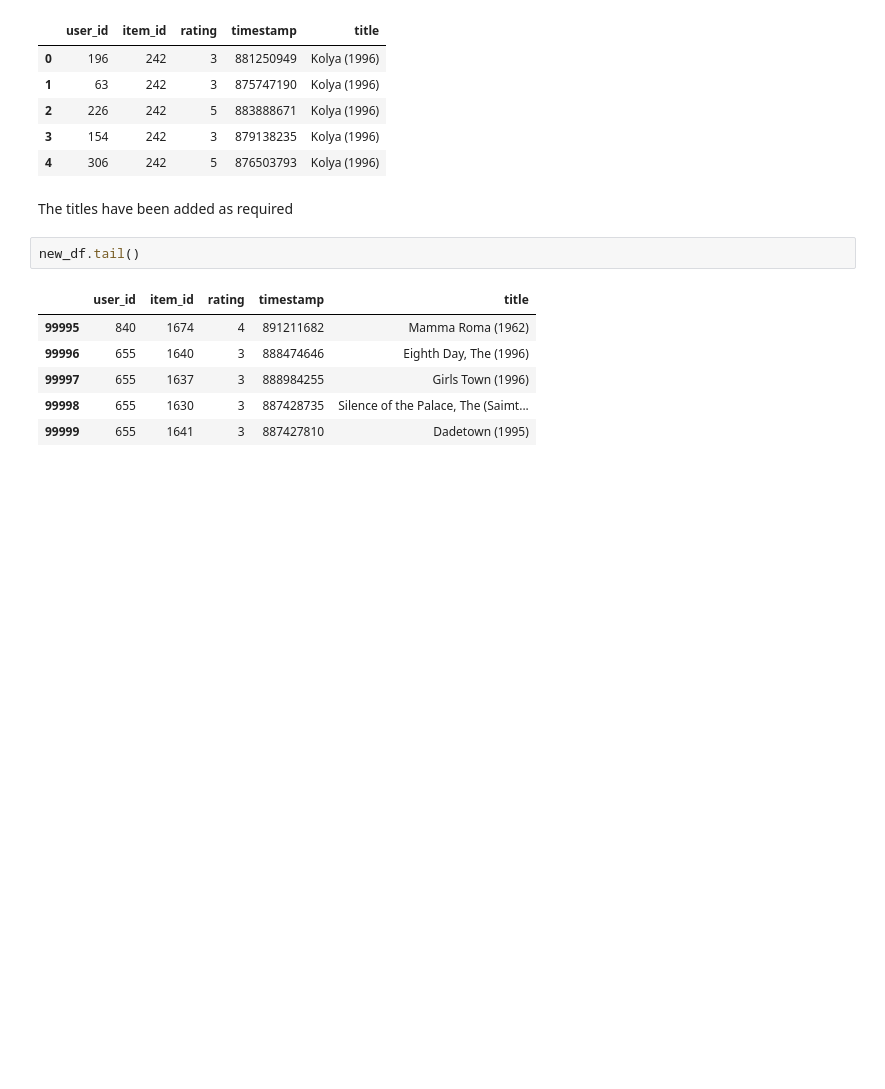
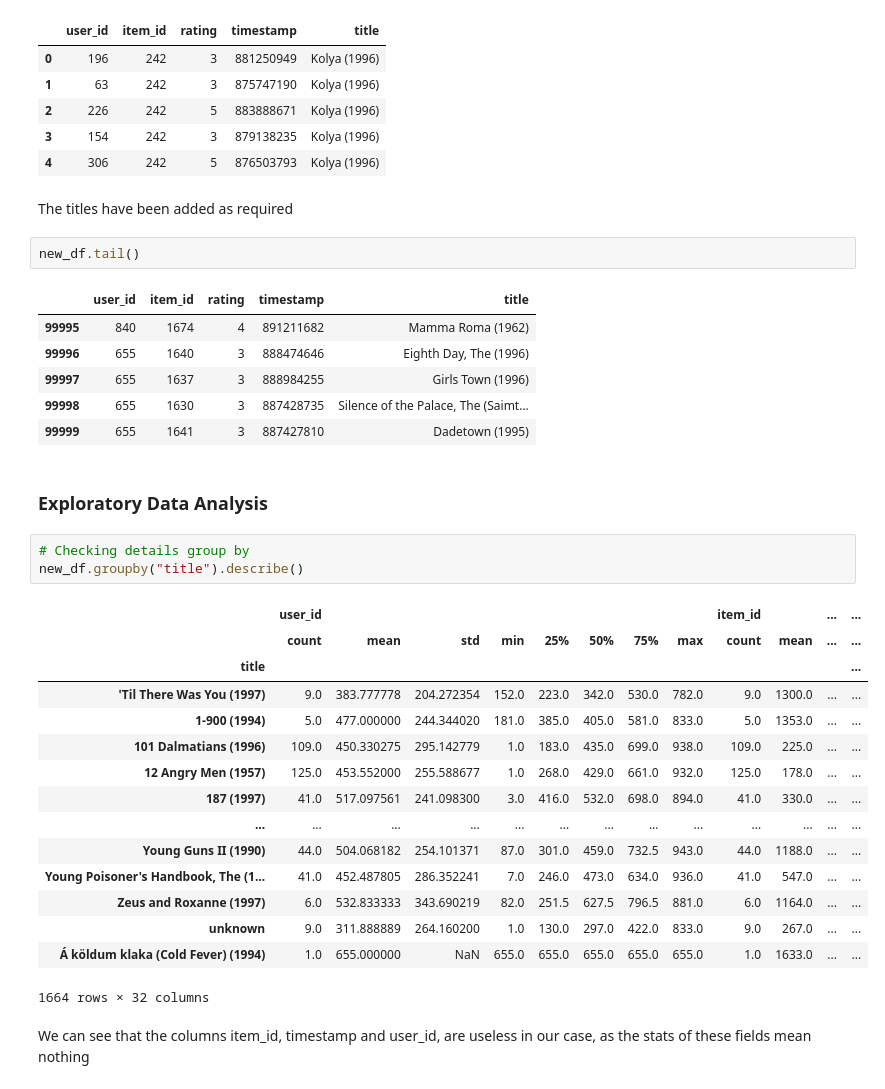
Before and after one commit to utkarshgupta2504/Data-Science, a Jupyter notebook: Movie Recommendation System/movieRecommendation.ipynb, the cells around one changed output. Drawn from its saved outputs; the diff is of its cells as text; blank space fills up the shorter version.

```diff
--- a/Movie Recommendation System/movieRecommendation.ipynb
+++ b/Movie Recommendation System/movieRecommendation.ipynb
@@ -123,3 +127,26 @@ new_df.tail()
 | 99997 | 655 | 1637 | 3 | 888984255 | Girls Town (1996) |
 | 99998 | 655 | 1630 | 3 | 887428735 | Silence of the Palace, The (Saimt... |
 | 99999 | 655 | 1641 | 3 | 887427810 | Dadetown (1995) |
+# %% [markdown]
+### Exploratory Data Analysis
+# %%
+# Checking details group by
+new_df.groupby("title").describe()
+# %% [output]
+|  | user_id |  |  |  |  |  |  |  | item_id |  | ... | ... |
+|  | count | mean | std | min | 25% | 50% | 75% | max | count | mean | ... | ... |
+| title |  |  |  |  |  |  |  |  |  |  |  | ... |
+| 'Til There Was You (1997) | 9.0 | 383.777778 | 204.272354 | 152.0 | 223.0 | 342.0 | 530.0 | 782.0 | 9.0 | 1300.0 | ... | ... |
+| 1-900 (1994) | 5.0 | 477.000000 | 244.344020 | 181.0 | 385.0 | 405.0 | 581.0 | 833.0 | 5.0 | 1353.0 | ... | ... |
+| 101 Dalmatians (1996) | 109.0 | 450.330275 | 295.142779 | 1.0 | 183.0 | 435.0 | 699.0 | 938.0 | 109.0 | 225.0 | ... | ... |
+| 12 Angry Men (1957) | 125.0 | 453.552000 | 255.588677 | 1.0 | 268.0 | 429.0 | 661.0 | 932.0 | 125.0 | 178.0 | ... | ... |
+| 187 (1997) | 41.0 | 517.097561 | 241.098300 | 3.0 | 416.0 | 532.0 | 698.0 | 894.0 | 41.0 | 330.0 | ... | ... |
+| ... | ... | ... | ... | ... | ... | ... | ... | ... | ... | ... | ... | ... |
+| Young Guns II (1990) | 44.0 | 504.068182 | 254.101371 | 87.0 | 301.0 | 459.0 | 732.5 | 943.0 | 44.0 | 1188.0 | ... | ... |
+| Young Poisoner's Handbook, The (1... | 41.0 | 452.487805 | 286.352241 | 7.0 | 246.0 | 473.0 | 634.0 | 936.0 | 41.0 | 547.0 | ... | ... |
+| Zeus and Roxanne (1997) | 6.0 | 532.833333 | 343.690219 | 82.0 | 251.5 | 627.5 | 796.5 | 881.0 | 6.0 | 1164.0 | ... | ... |
+| unknown | 9.0 | 311.888889 | 264.160200 | 1.0 | 130.0 | 297.0 | 422.0 | 833.0 | 9.0 | 267.0 | ... | ... |
+| Á köldum klaka (Cold Fever) (1994) | 1.0 | 655.000000 | NaN | 655.0 | 655.0 | 655.0 | 655.0 | 655.0 | 1.0 | 1633.0 | ... | ... |
+1664 rows × 32 columns
+# %% [markdown]
+We can see that the columns item_id, timestamp and user_id, are useless in our case, as the stats of these fields mean nothing
```
Also changed, not shown: parts of 14 cells of this notebook.
